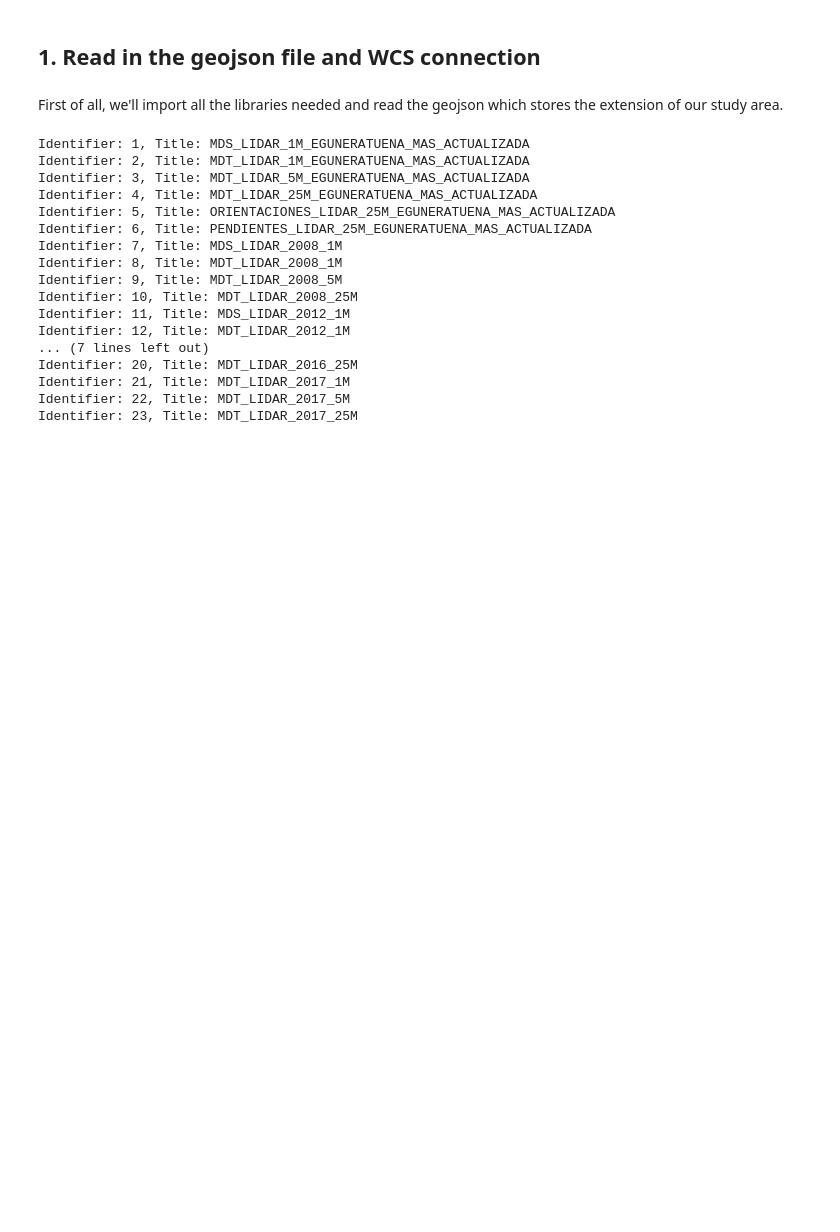
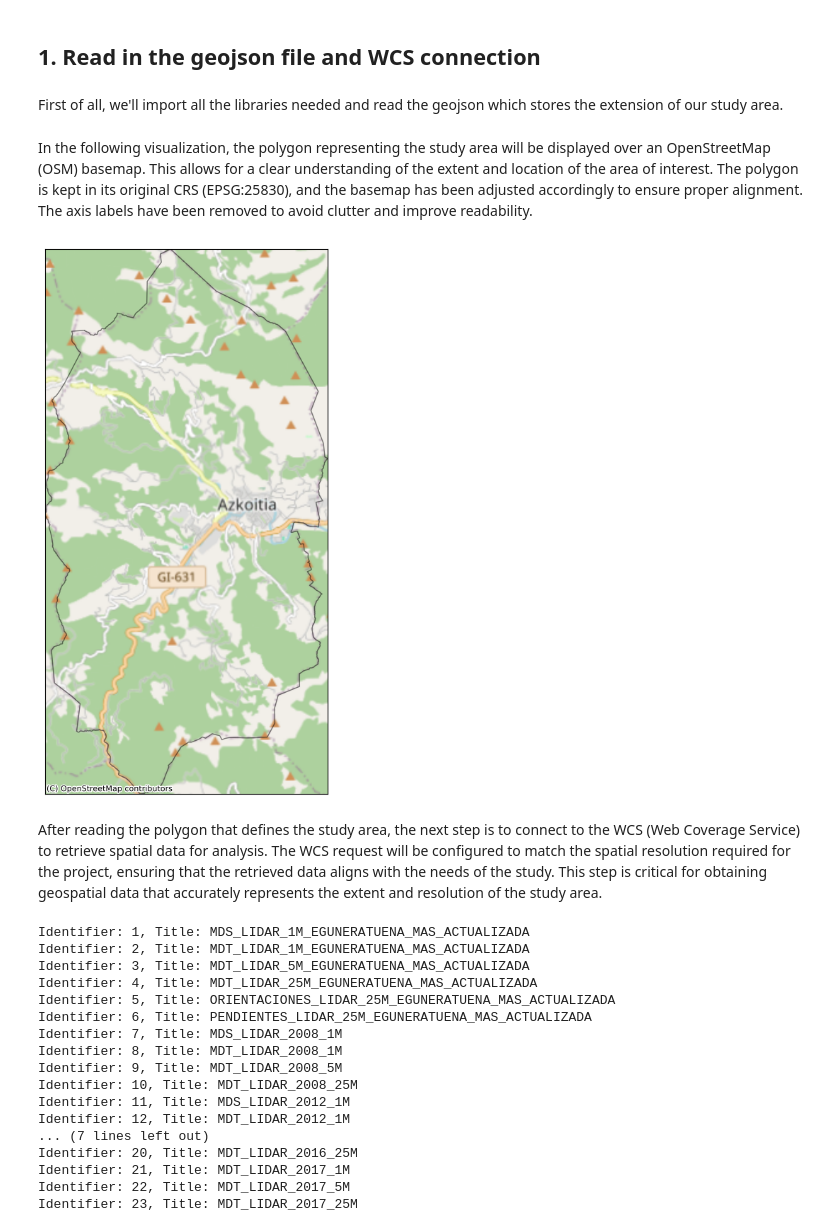
Before and after one commit to aitorandreu/portfolio, a Jupyter notebook: raster_analysis/services/notebooks/wcs.ipynb, the cells around one changed output. Saved outputs shown, nothing was run; the diff lists cells and outputs as text; code cells hidden in the pictures; blank space fills up the shorter version.

```diff
--- a/raster_analysis/services/notebooks/wcs.ipynb
+++ b/raster_analysis/services/notebooks/wcs.ipynb
@@ -30,6 +33,31 @@ polygon = gpd.read_file(parameters.input_file)
 minx, miny, maxx, maxy = polygon.total_bounds
 
 bbox = (minx, miny, maxx, maxy)
+# %% [markdown]
+In the following visualization, the polygon representing the study area will be displayed over an OpenStreetMap (OSM) basemap. This allows for a clear understanding of the extent and location of the area of interest. The polygon is kept in its original CRS (EPSG:25830), and the basemap has been adjusted accordingly to ensure proper alignment. The axis labels have been removed to avoid clutter and improve readability.
+# %%
+# Figure
+fig, ax = plt.subplots(figsize=(10, 10))
+
+# Plot the polygon
+polygon.plot(ax=ax, alpha=0.5, edgecolor="black", facecolor="none")
+
+# OSM mapabase with EPSG:25830
+ctx.add_basemap(ax, crs=polygon.crs, source=ctx.providers.OpenStreetMap.Mapnik, zoom=12)
+
+# Plot limits
+ax.set_xlim(minx, maxx)
+ax.set_ylim(miny, maxy)
+
+# Axis labels
+ax.set_xticks([])
+ax.set_yticks([])
+
+plt.show()
+# %% [output]
+[figure, added]
+# %% [markdown]
+After reading the polygon that defines the study area, the next step is to connect to the WCS (Web Coverage Service) to retrieve spatial data for analysis. The WCS request will be configured to match the spatial resolution required for the project, ensuring that the retrieved data aligns with the needs of the study. This step is critical for obtaining geospatial data that accurately represents the extent and resolution of the study area.
 # %%
 # WCS connection
 wcs = WebCoverageService(parameters.wcs_url, version='1.0.0')
```
Also changed, not shown: parts of 15 cells of this notebook, 1 other file.
